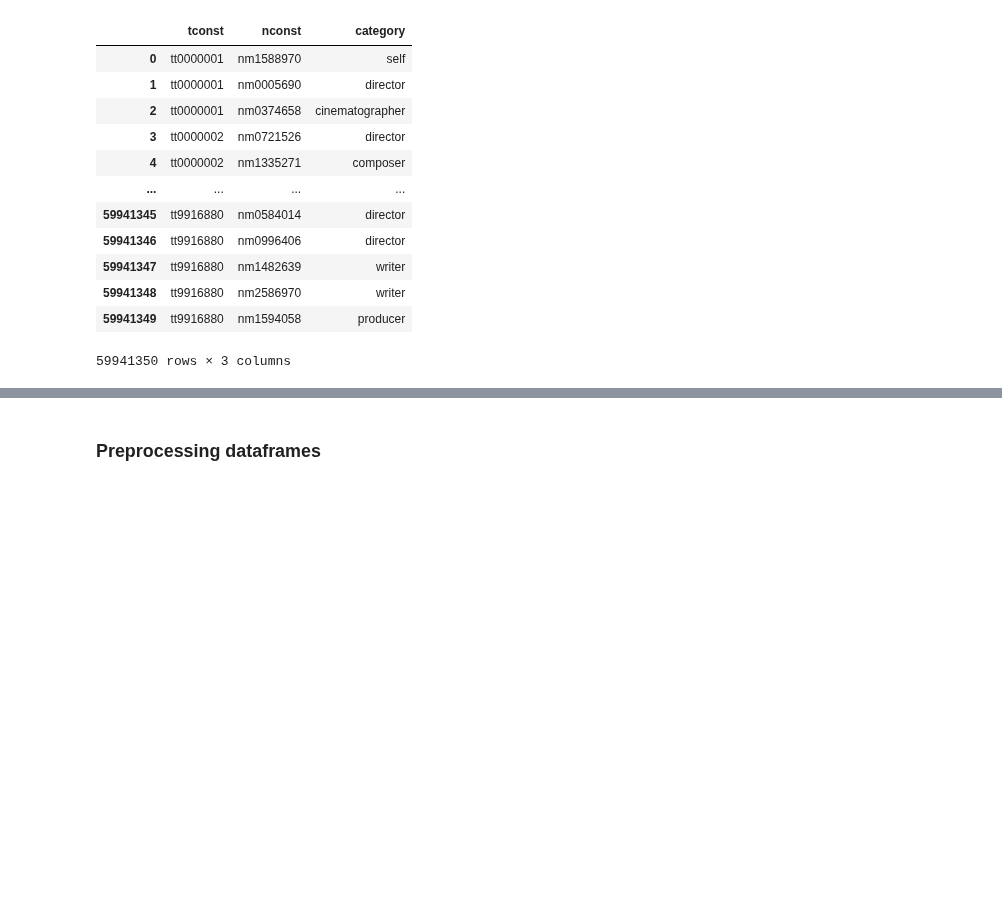
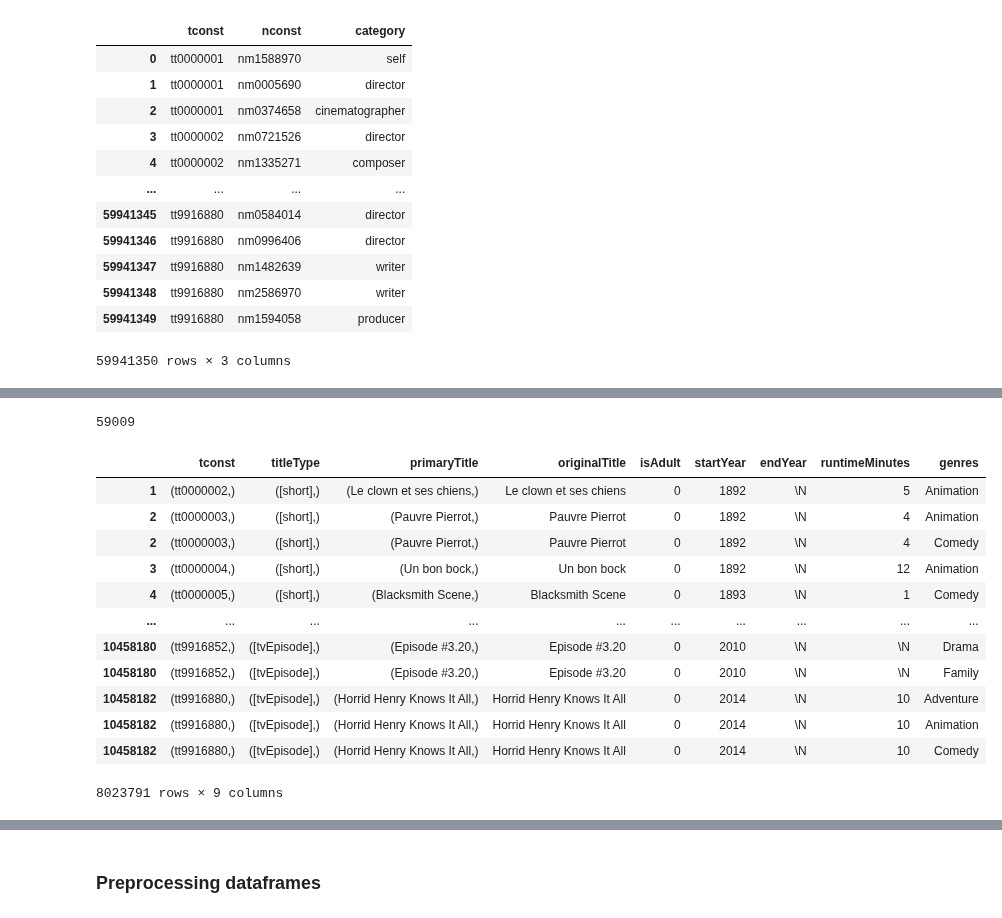
Before and after one commit to bigmoletos/WildCodeSchool_formation_IA_nov2023, a Jupyter notebook: Projets/Projet2_NetFlix/recommandation_films.ipynb, the cells around one changed output, grey strips where cells are left out. Saved outputs shown, nothing was run; the diff lists cells and outputs as text; code cells hidden in the pictures; blank space fills up the shorter version.

Commit message:
colle title_basic

```diff
--- a/Projets/Projet2_NetFlix/recommandation_films.ipynb
+++ b/Projets/Projet2_NetFlix/recommandation_films.ipynb
@@ -403,0 +639,6 @@ title_principals2
+# %%
+liste_valeurs = []
+for i in range(0, title_basics2.shape[1]):
+    split_values = [item.split(",") for item in title_basics2["genres"].values[0:i+10]]
+    liste_valeurs.append(split_values[i])
+print(f"\nliste_valeurs :{liste_valeurs} \n")
@@ -403,0 +647,12 @@ title_principals2
+# %%
+your_dataframe=title_basics2
+for col in your_dataframe.columns:
+    liste_valeurs = []
+    for i in range(0, your_dataframe.shape[1]):
+        print(f"\ncol :{col} \n")
+        col=str(col)
+        print(f"\ncol :{type(col)} {i}\n")
+        split_values = [item.split(",")
+                        for item in your_dataframe[col].values[0:i+10]]
+        liste_valeurs.append(split_values[i])
+    print(f"\nliste_valeurs :{liste_valeurs} \n")
@@ -403,0 +719,4 @@ title_principals2
+# %%
+len(liste_valeur_unique)
+# %% [output]
+59009
@@ -403,0 +726,50 @@ title_principals2
+# %%
+title_basics2 = title_basics.copy()
+# %%
+# d'apres les stat Netflix, alloCiné et  les films les plus regardés sont généralement des films d'action, de comédie, de science-fiction  de fantasy et les drames.
+# ‘Action’,‘Comedy’,‘Drama’,‘Fantasy’,‘Sci-Fi’
+listes_genres_uniques = list(listes_genres_uniques)
+listes_genres_uniques_to_keep = ['Action','Thriller', 'Adventure', 'Sci-Fi', 'Fantasy','Animation', 'War','Family', 'Musical', 'Mystery','Comedy',  'Drama']
+
+# Convertir les genres en listes
+title_basics2["genres"] = title_basics2["genres"].str.split(",")
+
+# "Exploser" la colonne des genres
+title_basics_exploded = title_basics2.explode("genres")
+
+# Filtrer le DataFrame
+title_basics_filtered = title_basics_exploded[title_basics_exploded["genres"].isin( listes_genres_uniques_to_keep)]
+title_basics_filtered
+
+# On ne garde que les movies de la colonne titleType
+title_basics_filtered3 = title_basics_filtered[title_basics_filtered['titleType'] == (['movie'],)]
+
+# suppression de toutes les colonnes ayant des \N
+title_basics_filtered3 = title_basics_filtered3.loc[:, ~(title_basics_filtered3 == r'\N').any()]
+# title_basics_filtered3
+# aplatissement des tuples des la colonne
+df2 = title_basics_filtered3
+for col in df2.columns:
+    df2[col] = df2[col].apply(
+    lambda x: x[0][0]
+    if isinstance(x, tuple) and isinstance(x[0], list)
+        else
+        (x[0] if isinstance(x, tuple) else x))
+
+# supppression des films en doublons dans la colonne tconst car ils appartiennent à plusieurs genres en mm temps
+    #  !! au final on garde les doublons car ce qui nous interesse c'est de faire un choix par genre pour recommander des filmss
+# df2 = df2.drop_duplicates(subset='tconst', keep='first')
+# %% [output]
+|  | tconst | titleType | primaryTitle | originalTitle | isAdult | startYear | endYear | runtimeMinutes | genres |
+| 1 | (tt0000002,) | ([short],) | (Le clown et ses chiens,) | Le clown et ses chiens | 0 | 1892 | \N | 5 | Animation |
+| 2 | (tt0000003,) | ([short],) | (Pauvre Pierrot,) | Pauvre Pierrot | 0 | 1892 | \N | 4 | Animation |
+| 2 | (tt0000003,) | ([short],) | (Pauvre Pierrot,) | Pauvre Pierrot | 0 | 1892 | \N | 4 | Comedy |
+| 3 | (tt0000004,) | ([short],) | (Un bon bock,) | Un bon bock | 0 | 1892 | \N | 12 | Animation |
+| 4 | (tt0000005,) | ([short],) | (Blacksmith Scene,) | Blacksmith Scene | 0 | 1893 | \N | 1 | Comedy |
+| ... | ... | ... | ... | ... | ... | ... | ... | ... | ... |
+| 10458180 | (tt9916852,) | ([tvEpisode],) | (Episode #3.20,) | Episode #3.20 | 0 | 2010 | \N | \N | Drama |
+| 10458180 | (tt9916852,) | ([tvEpisode],) | (Episode #3.20,) | Episode #3.20 | 0 | 2010 | \N | \N | Family |
+| 10458182 | (tt9916880,) | ([tvEpisode],) | (Horrid Henry Knows It All,) | Horrid Henry Knows It All | 0 | 2014 | \N | 10 | Adventure |
+| 10458182 | (tt9916880,) | ([tvEpisode],) | (Horrid Henry Knows It All,) | Horrid Henry Knows It All | 0 | 2014 | \N | 10 | Animation |
+| 10458182 | (tt9916880,) | ([tvEpisode],) | (Horrid Henry Knows It All,) | Horrid Henry Knows It All | 0 | 2014 | \N | 10 | Comedy |
+8023791 rows × 9 columns
```
Also changed, not shown: parts of 57 cells of this notebook, 2 other files.
